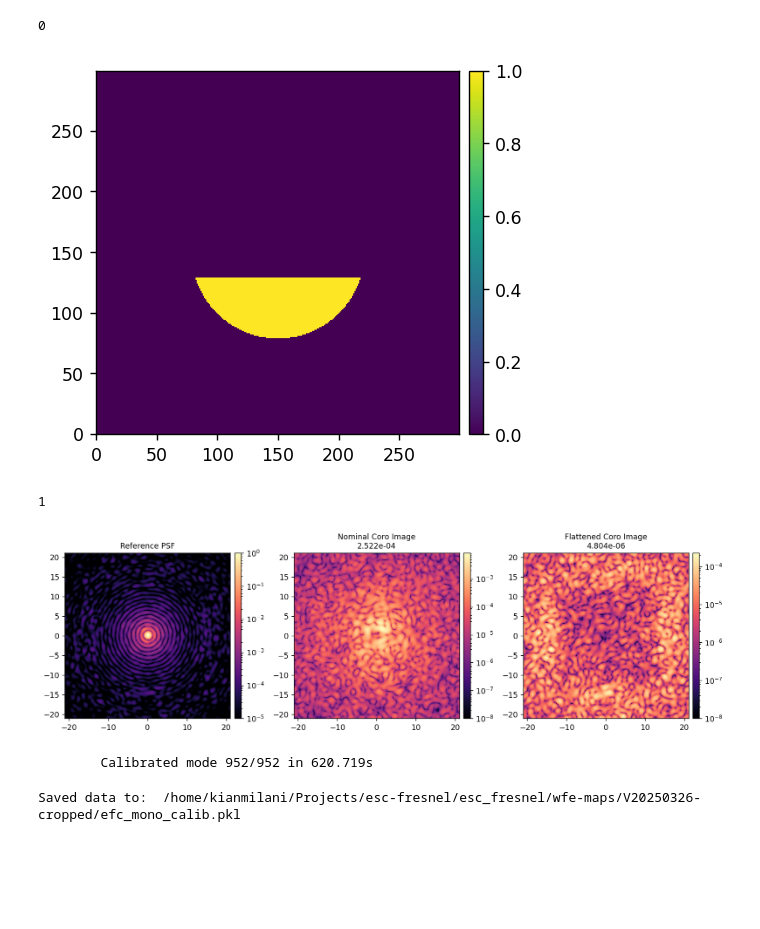
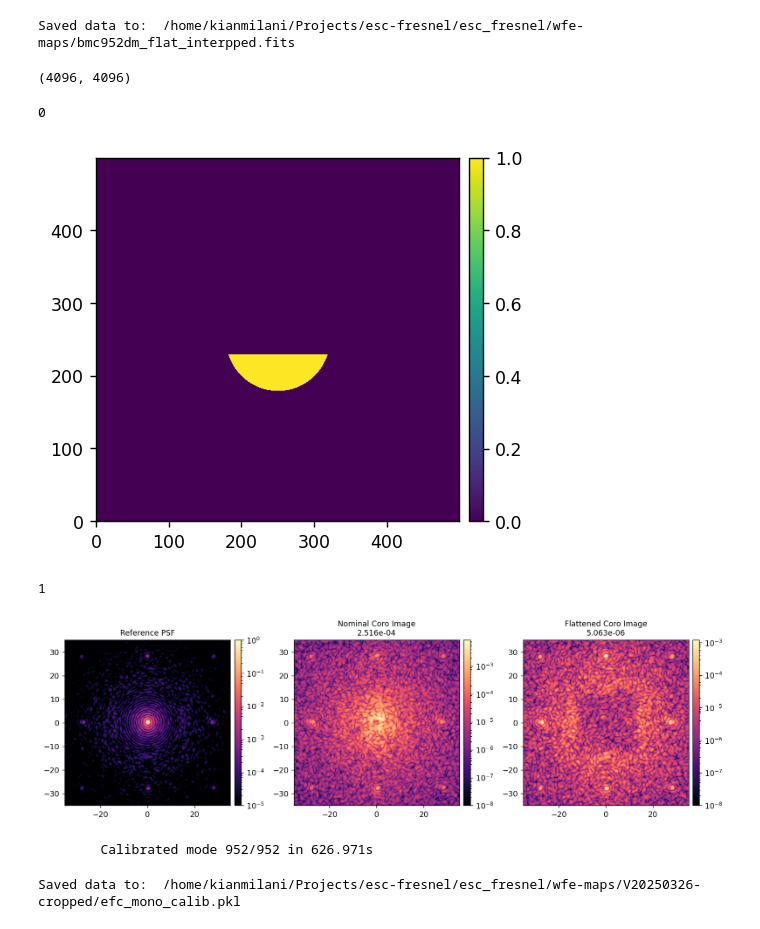
Before and after one commit to kian1377/esc-fresnel, a Jupyter notebook: notebooks/esc_fresnel_efc.ipynb, the cells around one changed output. Drawn from its saved outputs; the diff is of its cells as text; code cells hidden in the pictures; blank space fills up the shorter version.

```diff
--- a/notebooks/esc_fresnel_efc.ipynb
+++ b/notebooks/esc_fresnel_efc.ipynb
@@ -71,3 +71,21 @@ for optic in wfe_keys:
         planetype=poppy.poppy_core.PlaneType.intermediate,
     )
     wfes[optic] = wfe
+
+# dm_map = poppy.FITSOpticalElement(
+#     opd=str(esc_fresnel.path/'wfe-maps'/'bmc952dm_flat.fits'),
+#     opdunits='meters',
+#     name=f'dm_wfe',
+#     pixelscale='SCALE',
+#     planetype=poppy.poppy_core.PlaneType.intermediate,
+# )
+# dm_map.opd *= 2
+
+dm_map = poppy.FITSOpticalElement(
+    opd=str(esc_fresnel.path/'wfe-maps'/'bmc952dm_flat_interpped.fits'),
+    opdunits='meters',
+    name=f'dm_wfe',
+    planetype=poppy.poppy_core.PlaneType.intermediate,
+)
+
+wfes.update({'DM':dm_map})
@@ -74,10 +106,22 @@ for optic in wfe_keys:
+# %%
+utils.save_fits(
+    esc_fresnel.path/'wfe-maps'/'bmc952dm_flat_interpped.fits',
+    interpped_dm_opd,
+    header={'PIXELSCL':pwf.pixelscale.to_value(u.m/u.pix)},
+)
+# %% [output]
+Saved data to:  /home/kianmilani/Projects/esc-fresnel/esc_fresnel/wfe-maps/bmc952dm_flat_interpped.fits
+# %%
+interpped_dm_opd.shape
+# %% [output]
+(4096, 4096)
 # %%
 reload(esc)
 M = esc.single(
     dm_ref=dm_flat,
 )
 M.wfes = wfes
-M.npsf = 300
+M.npsf = 500
 
 M.use_vortex = False
 ref_psf = M.snap()
@@ -92,35 +136,35 @@ coro_im_flat = M.snap()
 
 iwa = 3
 owa = 10
 coro_mask = utils.create_annular_focal_plane_mask(
     M.npsf,
     M.camsci_pxscl_lamDc,
     irad=iwa,
     orad=owa,
     edge=iwa,
     rotation=90,
 )
 imshow([coro_mask])
 
 contrast_0 = utils.mean(coro_im_0, coro_mask)
 contrast_flat = utils.mean(coro_im_flat, coro_mask)
 
 imshow(
     [ref_psf/M.Imax_ref, coro_im_0, coro_im_flat],
     # [ref_psf/M.Imax_ref, coro_im_0*coro_mask, coro_im_flat*coro_mask],
     titles=[f'Reference PSF',
             f'Nominal Coro Image\n{contrast_0:.3e}',
             f'Flattened Coro Image\n{contrast_flat:.3e}',],
     norms=[LogNorm(vmin=1e-5), LogNorm(vmin=1e-8), LogNorm(vmin=1e-8)],
     pxscls=[M.camsci_pxscl_lamDc]*3,
     cmaps=['magma']*3,
     wspace=0.3,
 )
 # %% [output]
 0
-[figure, old version]
+[figure, new version]
 1
-[figure, old version]
+[figure, new version]
 # %%
 reload(efc)
 
@@ -131,7 +175,7 @@ jac = efc.compute_jacobian(
     plot=True,
 )
 # %% [output]
-        Calibrated mode 952/952 in 620.719s
+        Calibrated mode 952/952 in 626.971s
 # %%
 calib_data = {
     'jacobian':jac,
```
Also changed, not shown: parts of 7 cells of this notebook, 3 other files.
